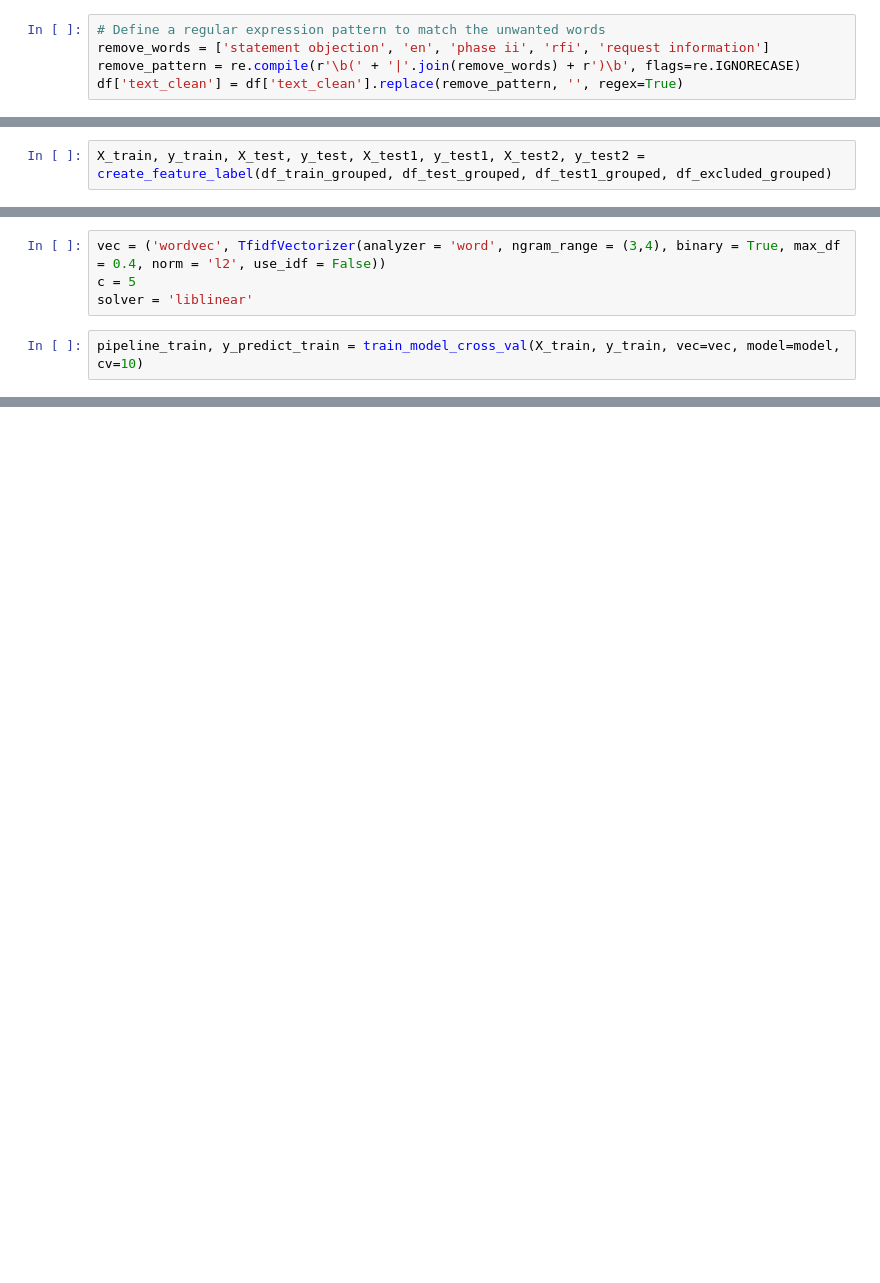
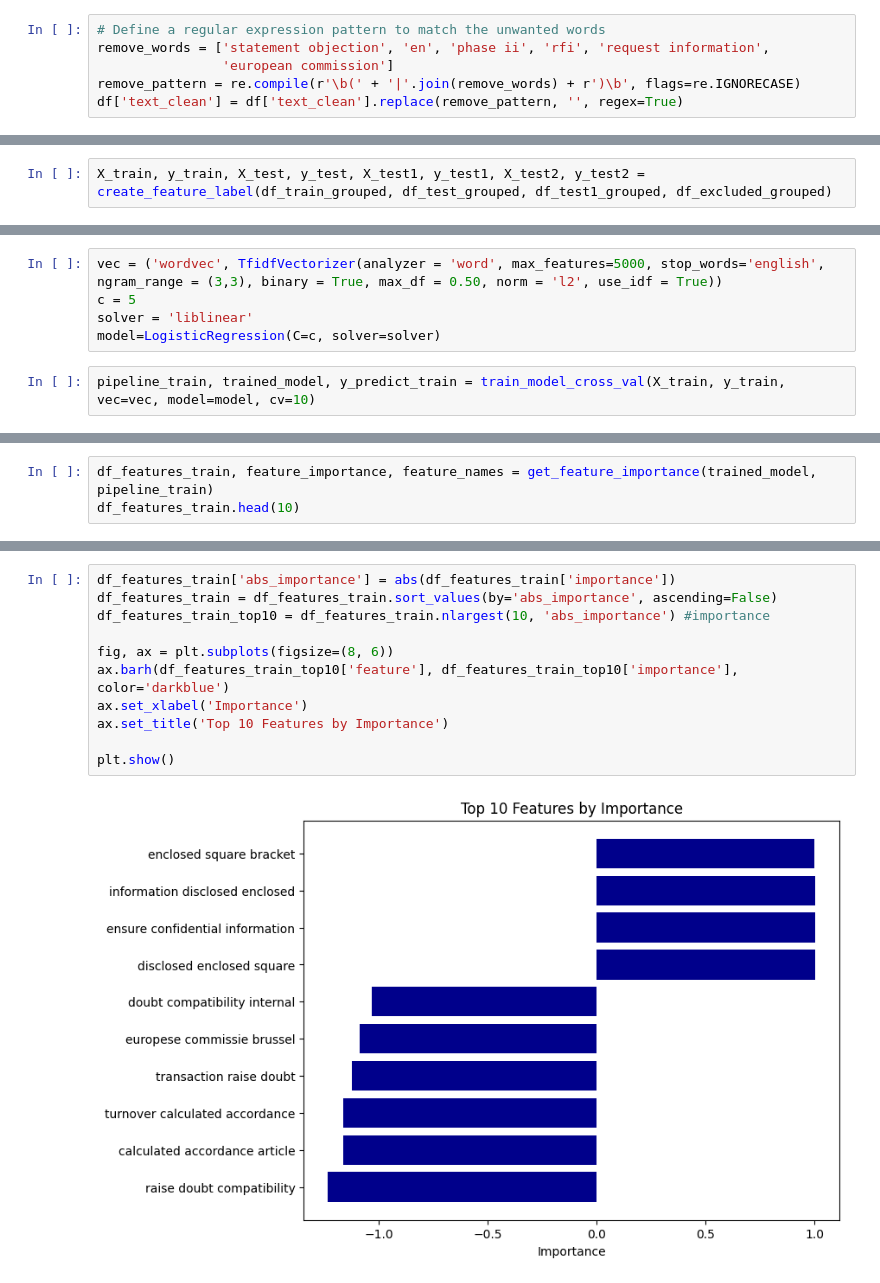
Before and after one commit to adellegia/predicting-merger-decision-outcomes, a Jupyter notebook: src/python/notebook/baseline_logit.ipynb, the cells around one changed output, grey strips where cells are left out. Cells and saved outputs as stored; diff of their text form; blank space fills up the shorter version.

Commit message:
Baseline logit with feature importance

```diff
--- a/src/python/notebook/baseline_logit.ipynb
+++ b/src/python/notebook/baseline_logit.ipynb
@@ -48,5 +53,6 @@ df=df.reset_index(drop=True)
 # %%
 # Define a regular expression pattern to match the unwanted words
-remove_words = ['statement objection', 'en', 'phase ii', 'rfi', 'request information']
+remove_words = ['statement objection', 'en', 'phase ii', 'rfi', 'request information',
+                'european commission']
 remove_pattern = re.compile(r'\b(' + '|'.join(remove_words) + r')\b', flags=re.IGNORECASE)
 df['text_clean'] = df['text_clean'].replace(remove_pattern, '', regex=True)
@@ -216,8 +225,9 @@ for param_name in sorted(parameters.keys()):
 # %%
-vec = ('wordvec', TfidfVectorizer(analyzer = 'word', ngram_range = (3,4), binary = True, max_df = 0.4, norm = 'l2', use_idf = False))
+vec = ('wordvec', TfidfVectorizer(analyzer = 'word', max_features=5000, stop_words='english', ngram_range = (3,3), binary = True, max_df = 0.50, norm = 'l2', use_idf = True))
 c = 5
 solver = 'liblinear'
+model=LogisticRegression(C=c, solver=solver)
 # %%
-pipeline_train, y_predict_train = train_model_cross_val(X_train, y_train, vec=vec, model=model, cv=10)
+pipeline_train, trained_model, y_predict_train = train_model_cross_val(X_train, y_train, vec=vec, model=model, cv=10)
 # %% [output]
 ***10-fold cross-validation***
@@ -279,0 +272,3 @@ weighted avg       0.99      0.94      0.96      1429
+# %%
+df_features_train, feature_importance, feature_names = get_feature_importance(trained_model, pipeline_train)
+df_features_train.head(10)
@@ -279,0 +287,13 @@ weighted avg       0.99      0.94      0.96      1429
+# %%
+df_features_train['abs_importance'] = abs(df_features_train['importance'])
+df_features_train = df_features_train.sort_values(by='abs_importance', ascending=False)
+df_features_train_top10 = df_features_train.nlargest(10, 'abs_importance') #importance
+
+fig, ax = plt.subplots(figsize=(8, 6))
+ax.barh(df_features_train_top10['feature'], df_features_train_top10['importance'], color='darkblue')
+ax.set_xlabel('Importance')
+ax.set_title('Top 10 Features by Importance')
+
+plt.show()
+# %% [output]
+[figure, added]
```
Also changed, not shown: parts of 32 cells of this notebook.
